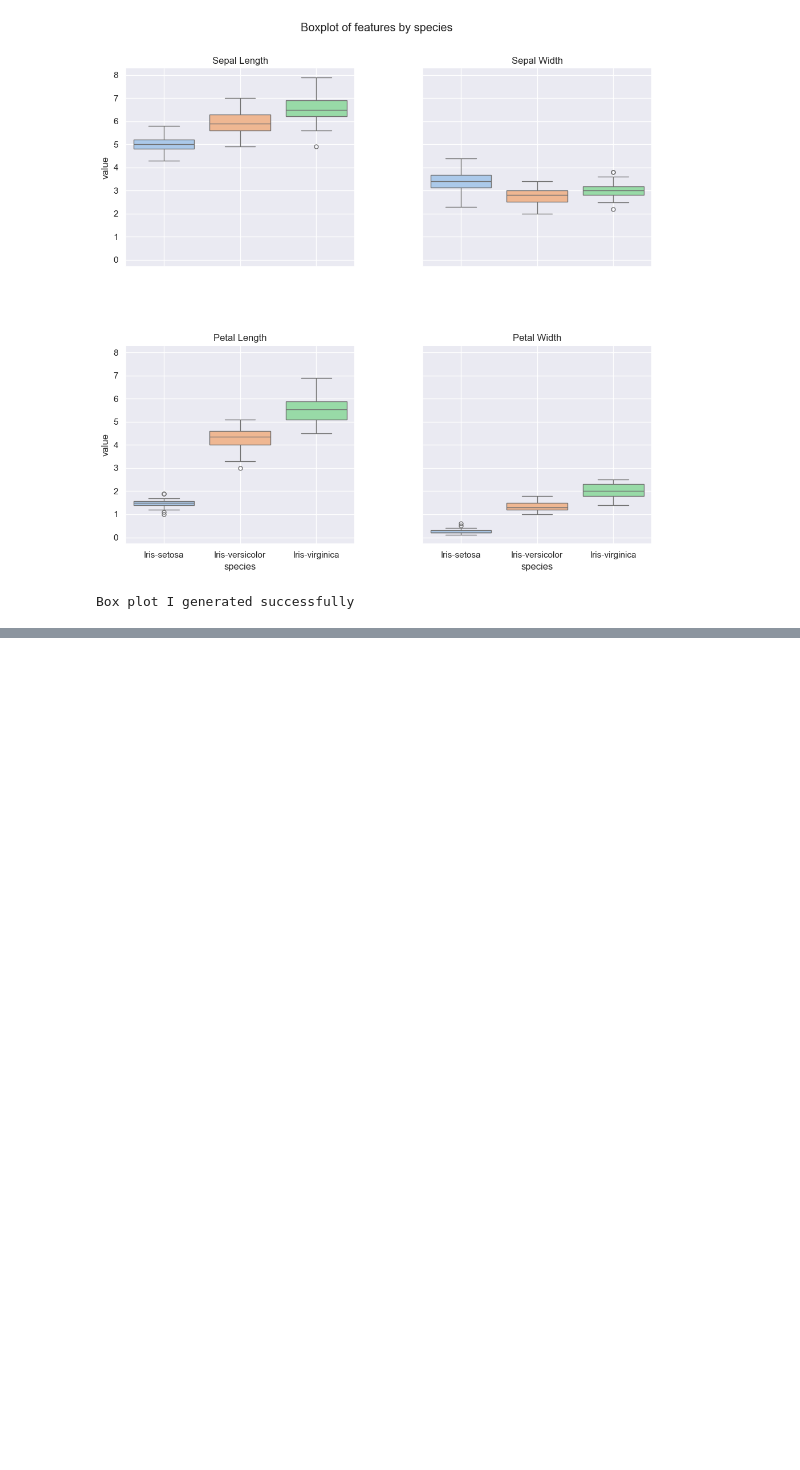
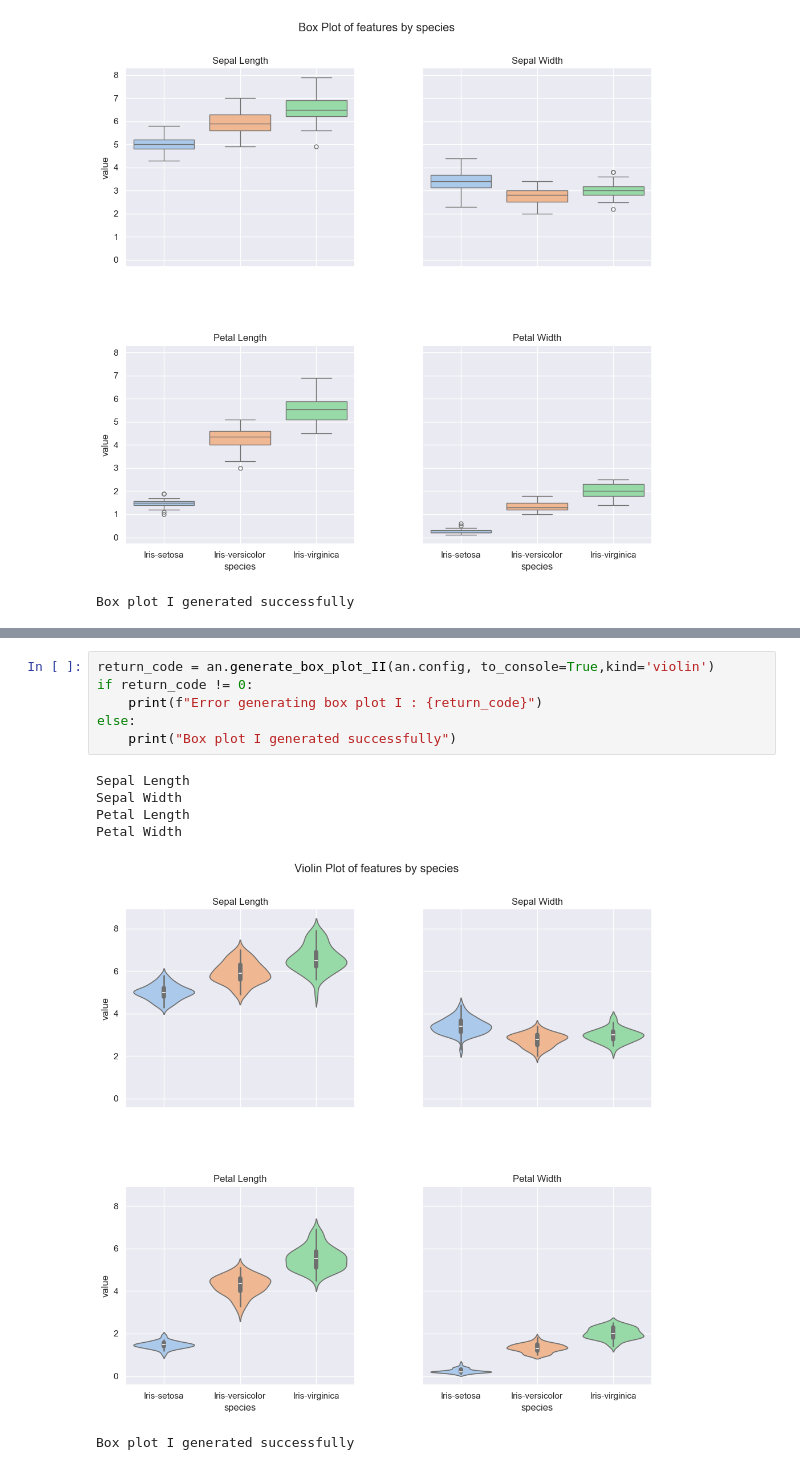
Before and after one commit to clydewatts1/pands-project, a Jupyter notebook: analysis_notebook.ipynb, the cells around one changed output, grey strips where cells are left out. Cells and saved outputs as stored; diff of their text form; blank space fills up the shorter version.

Commit message:
Add violin , boxen plots

```diff
--- a/analysis_notebook.ipynb
+++ b/analysis_notebook.ipynb
@@ -142,0 +152,13 @@ Box plot I generated successfully
+# %%
+return_code = an.generate_box_plot_II(an.config, to_console=True,kind='violin')
+if return_code != 0:
+    print(f"Error generating box plot I : {return_code}")
+else:
+    print("Box plot I generated successfully")
+# %% [output]
+Sepal Length
+Sepal Width
+Petal Length
+Petal Width
+[figure, added]
+Box plot I generated successfully
```
Also changed, not shown: parts of 3 cells of this notebook, 8 other files.
